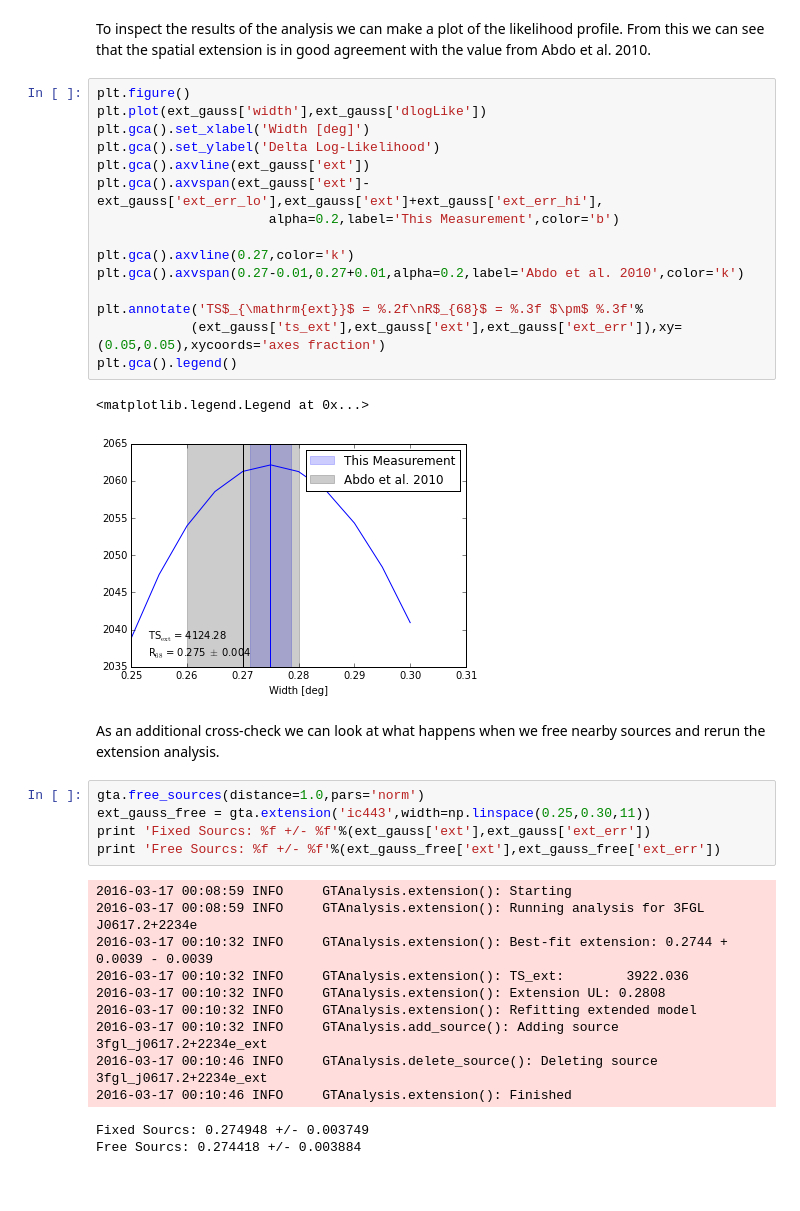
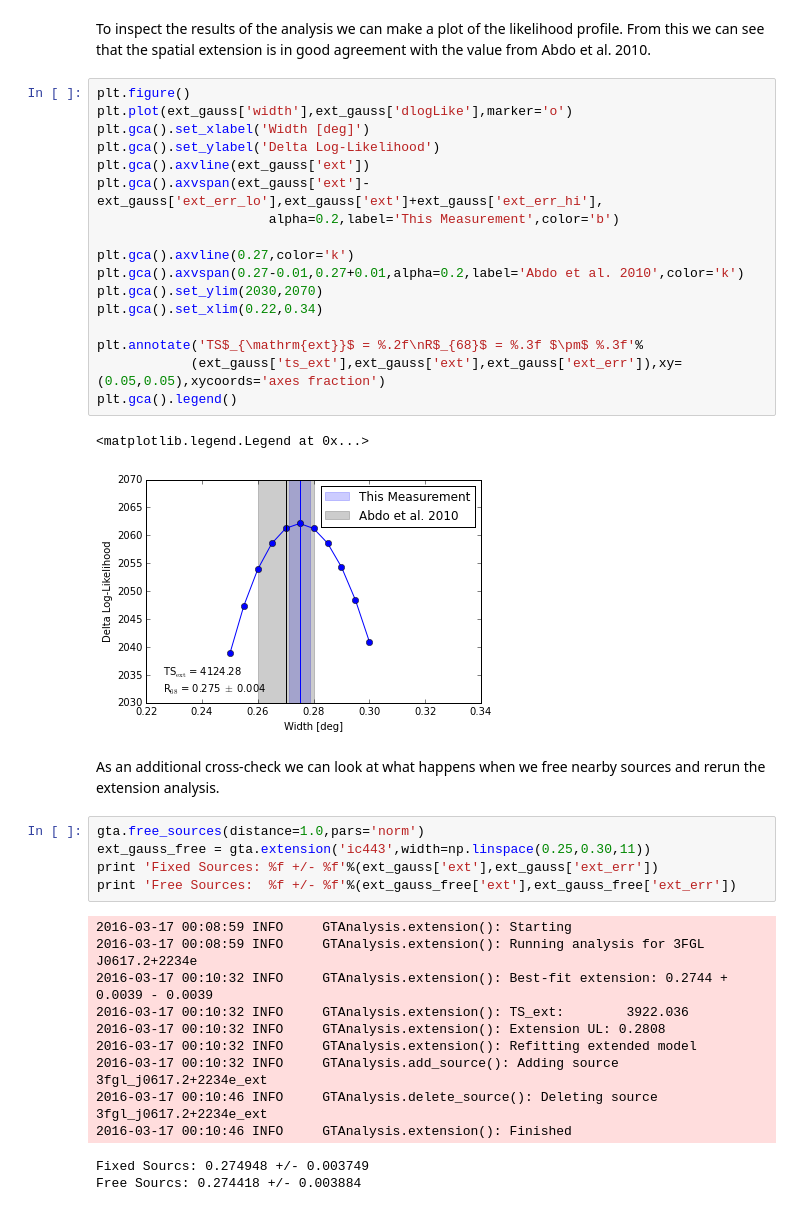
Before and after one commit to fermiPy/fermipy, a Jupyter notebook: notebooks/ic443.ipynb, the cells around one changed output. Saved outputs shown, nothing was run; the diff lists cells and outputs as text.

```diff
--- a/notebooks/ic443.ipynb
+++ b/notebooks/ic443.ipynb
@@ -183,29 +183,31 @@ gta.write_roi('ext_gauss_fit')
 To inspect the results of the analysis we can make a plot of the likelihood profile.  From this we can see that the spatial extension is in good agreement with the value from Abdo et al. 2010.
 # %%
 plt.figure()
-plt.plot(ext_gauss['width'],ext_gauss['dlogLike'])
+plt.plot(ext_gauss['width'],ext_gauss['dlogLike'],marker='o')
 plt.gca().set_xlabel('Width [deg]')
 plt.gca().set_ylabel('Delta Log-Likelihood')
 plt.gca().axvline(ext_gauss['ext'])
 plt.gca().axvspan(ext_gauss['ext']-ext_gauss['ext_err_lo'],ext_gauss['ext']+ext_gauss['ext_err_hi'],
                       alpha=0.2,label='This Measurement',color='b')
 
 plt.gca().axvline(0.27,color='k')
 plt.gca().axvspan(0.27-0.01,0.27+0.01,alpha=0.2,label='Abdo et al. 2010',color='k')
+plt.gca().set_ylim(2030,2070)
+plt.gca().set_xlim(0.22,0.34)
 
 plt.annotate('TS$_{\mathrm{ext}}$ = %.2f\nR$_{68}$ = %.3f $\pm$ %.3f'%
             (ext_gauss['ts_ext'],ext_gauss['ext'],ext_gauss['ext_err']),xy=(0.05,0.05),xycoords='axes fraction')
 plt.gca().legend()
 # %% [output]
 <matplotlib.legend.Legend at 0x...>
-[figure, old version]
+[figure, new version]
 # %% [markdown]
 As an additional cross-check we can look at what happens when we free nearby sources and rerun the extension analysis.
 # %%
 gta.free_sources(distance=1.0,pars='norm')
 ext_gauss_free = gta.extension('ic443',width=np.linspace(0.25,0.30,11))
-print 'Fixed Sourcs: %f +/- %f'%(ext_gauss['ext'],ext_gauss['ext_err'])
-print 'Free Sourcs: %f +/- %f'%(ext_gauss_free['ext'],ext_gauss_free['ext_err'])
+print 'Fixed Sources: %f +/- %f'%(ext_gauss['ext'],ext_gauss['ext_err'])
+print 'Free Sources:  %f +/- %f'%(ext_gauss_free['ext'],ext_gauss_free['ext_err'])
 # %% [output]
 2016-03-17 00:08:59 INFO     GTAnalysis.extension(): Starting
 2016-03-17 00:08:59 INFO     GTAnalysis.extension(): Running analysis for 3FGL J0617.2+2234e
```
Also changed, not shown: parts of 2 cells of this notebook, 3 other files.
